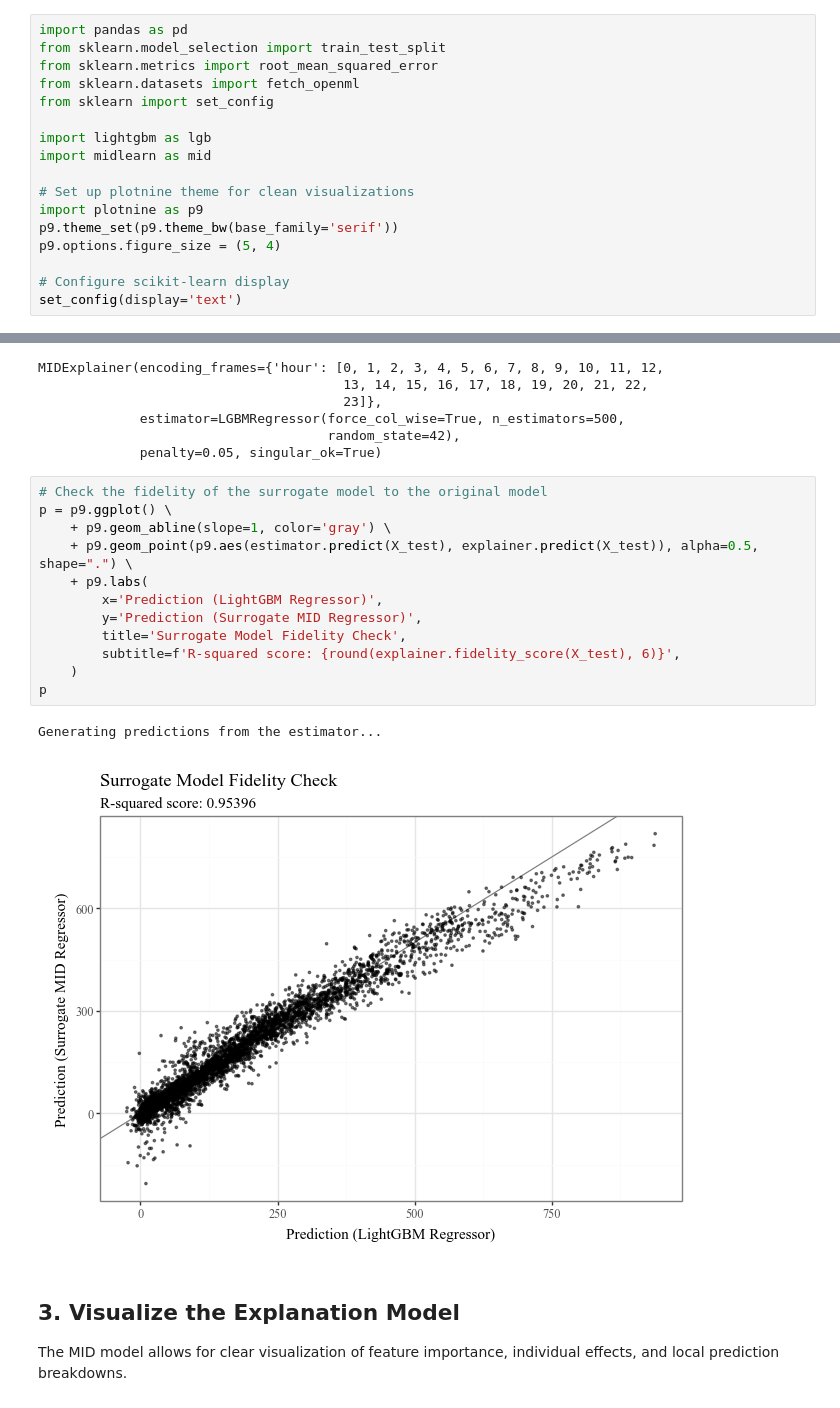
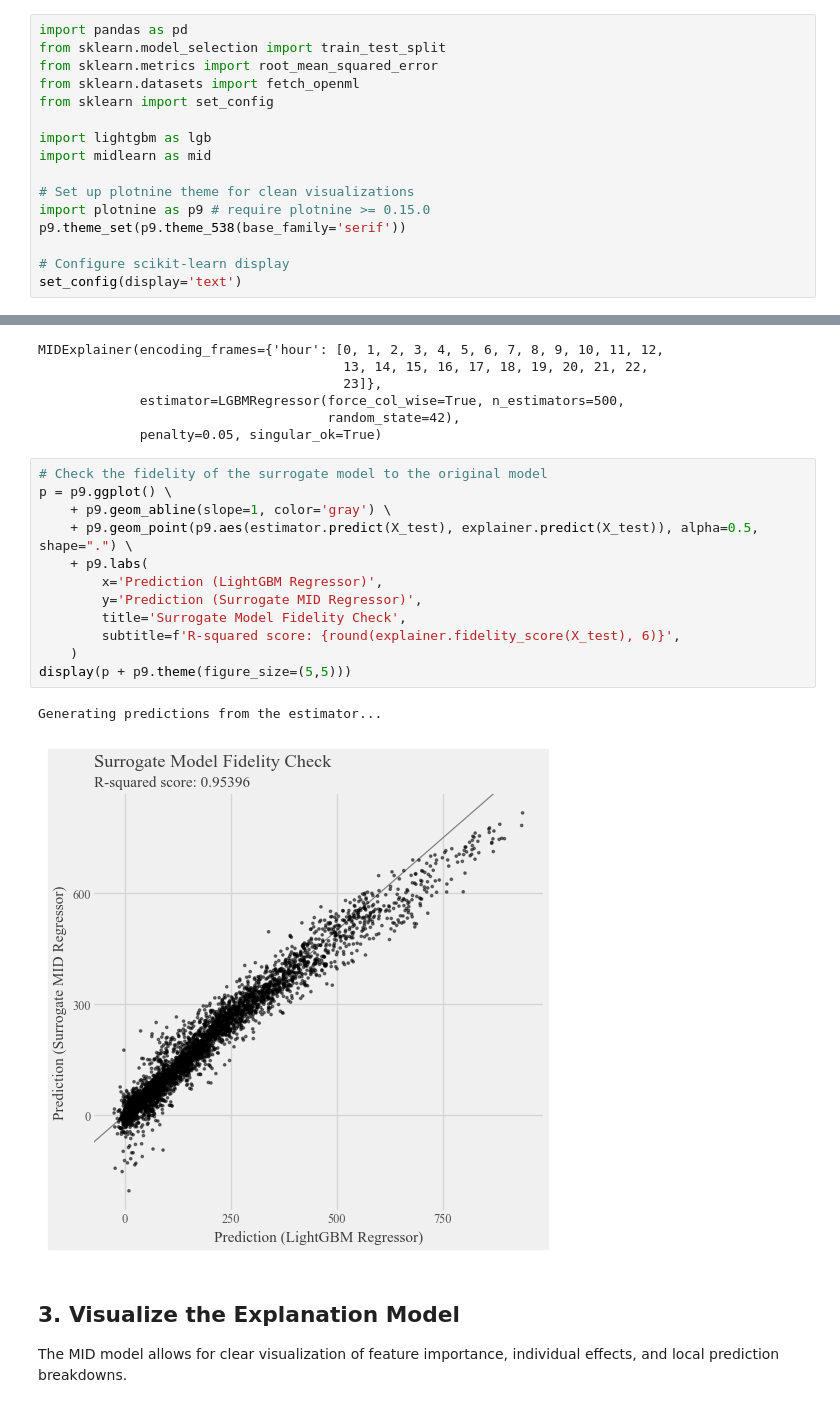
Before and after one commit to ryo-asashi/pyramid-learn, a Jupyter notebook: README.ipynb, the cells around one changed output, grey strips where cells are left out. Cells and saved outputs as stored; diff of their text form.

```diff
--- a/README.ipynb
+++ b/README.ipynb
@@ -53,9 +53,8 @@ import lightgbm as lgb
 import midlearn as mid
 
 # Set up plotnine theme for clean visualizations
-import plotnine as p9
-p9.theme_set(p9.theme_bw(base_family='serif'))
-p9.options.figure_size = (5, 4)
+import plotnine as p9 # require plotnine >= 0.15.0
+p9.theme_set(p9.theme_538(base_family='serif'))
 
 # Configure scikit-learn display
 set_config(display='text')
@@ -115,18 +111,18 @@ MIDExplainer(encoding_frames={'hour': [0, 1, 2, 3, 4, 5, 6, 7, 8, 9, 10, 11, 12,
 # %%
 # Check the fidelity of the surrogate model to the original model
 p = p9.ggplot() \
     + p9.geom_abline(slope=1, color='gray') \
     + p9.geom_point(p9.aes(estimator.predict(X_test), explainer.predict(X_test)), alpha=0.5, shape=".") \
     + p9.labs(
         x='Prediction (LightGBM Regressor)',
         y='Prediction (Surrogate MID Regressor)',
         title='Surrogate Model Fidelity Check',
         subtitle=f'R-squared score: {round(explainer.fidelity_score(X_test), 6)}',
     )
-p
+display(p + p9.theme(figure_size=(5,5)))
 # %% [output]
 Generating predictions from the estimator...
-[figure, old version]
+[figure, new version]
 # %% [markdown]
 ## 3. Visualize the Explanation Model
 The MID model allows for clear visualization of feature importance, individual effects, and local prediction breakdowns.
```
Also changed, not shown: parts of 6 cells of this notebook, 15 other files.
